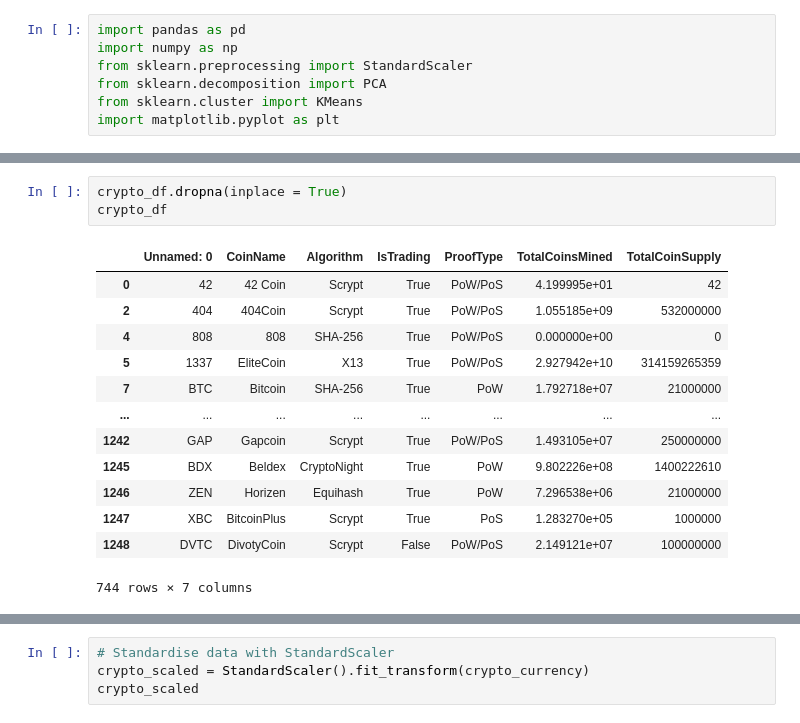
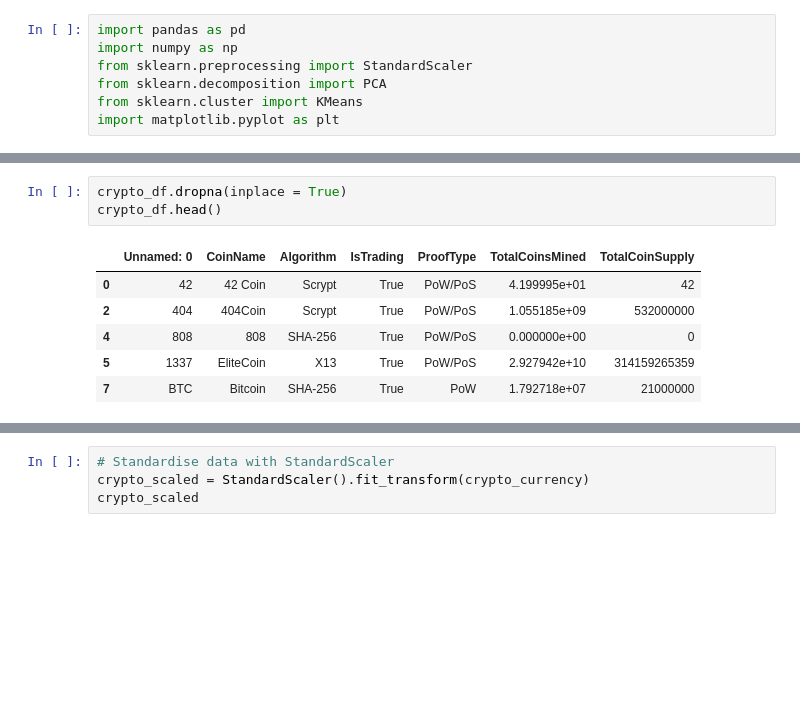
Before and after one commit to SoniMohandas/unsupervised_machine_learning, a Jupyter notebook: Cryptocurrency_clusters.ipynb, the cells around one changed output, grey strips where cells are left out. Drawn from its saved outputs; the diff is of its cells as text; blank space fills up the shorter version.

```diff
--- a/Cryptocurrency_clusters.ipynb
+++ b/Cryptocurrency_clusters.ipynb
@@ -36,20 +31,13 @@ TotalCoinSupply      0
 dtype: int64
 # %%
 crypto_df.dropna(inplace = True)
-crypto_df
+crypto_df.head()
 # %% [output]
 |  | Unnamed: 0 | CoinName | Algorithm | IsTrading | ProofType | TotalCoinsMined | TotalCoinSupply |
 | 0 | 42 | 42 Coin | Scrypt | True | PoW/PoS | 4.199995e+01 | 42 |
 | 2 | 404 | 404Coin | Scrypt | True | PoW/PoS | 1.055185e+09 | 532000000 |
 | 4 | 808 | 808 | SHA-256 | True | PoW/PoS | 0.000000e+00 | 0 |
 | 5 | 1337 | EliteCoin | X13 | True | PoW/PoS | 2.927942e+10 | 314159265359 |
 | 7 | BTC | Bitcoin | SHA-256 | True | PoW | 1.792718e+07 | 21000000 |
-| ... | ... | ... | ... | ... | ... | ... | ... |
-| 1242 | GAP | Gapcoin | Scrypt | True | PoW/PoS | 1.493105e+07 | 250000000 |
-| 1245 | BDX | Beldex | CryptoNight | True | PoW | 9.802226e+08 | 1400222610 |
-| 1246 | ZEN | Horizen | Equihash | True | PoW | 7.296538e+06 | 21000000 |
-| 1247 | XBC | BitcoinPlus | Scrypt | True | PoS | 1.283270e+05 | 1000000 |
-| 1248 | DVTC | DivotyCoin | Scrypt | False | PoW/PoS | 2.149121e+07 | 100000000 |
-744 rows × 7 columns
 # %%
 crypto_currency_df = crypto_df.loc[crypto_df.IsTrading == True]
```
Also changed, not shown: parts of 11 cells of this notebook.
